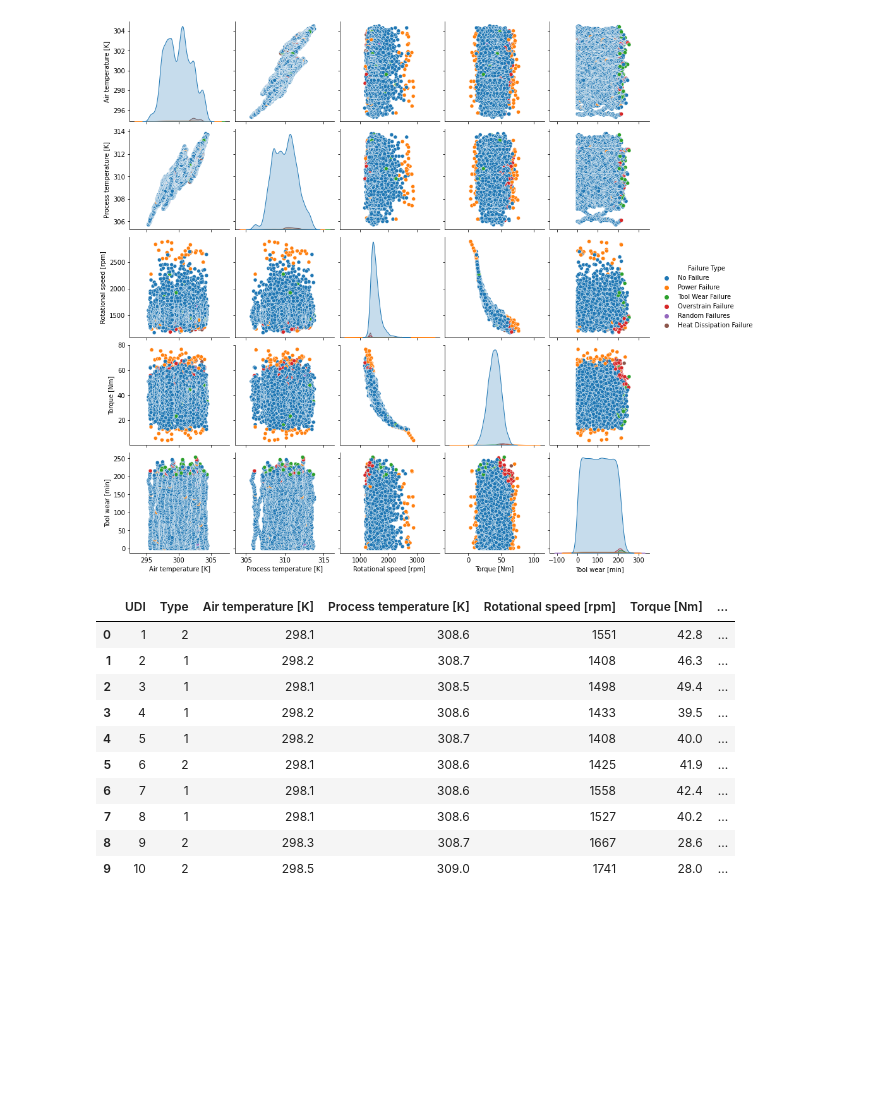
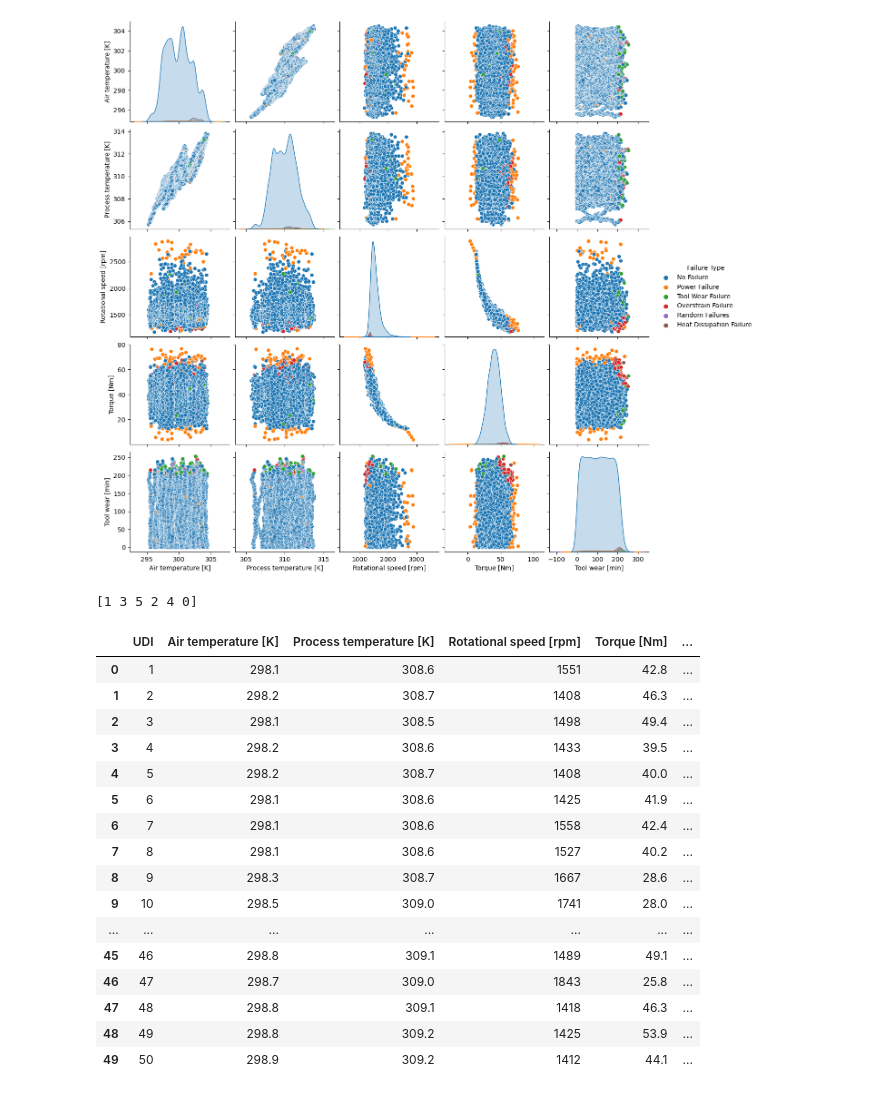
Before and after one commit to ibrahimgb/machine-predictive-maintenance, a Jupyter notebook: PredictiveMaintenance.ipynb, the cells around one changed output. Cells and saved outputs as stored; diff of their text form; code cells hidden in the pictures; blank space fills up the shorter version.

```diff
--- a/PredictiveMaintenance.ipynb
+++ b/PredictiveMaintenance.ipynb
@@ -66,9 +115,9 @@ print(unique_failure_types)
 # %%
 # Convert "Failure Type" column to one-hot encoded columns
-df_one_hot = pd.get_dummies(data['Failure Type'], prefix='Type')
+df_one_hot = pd.get_dummies(data['Type'], prefix='Type_')
 
 # Concatenate the one-hot encoded columns back to the original DataFrame (optional)
 data = pd.concat([data, df_one_hot], axis=1)
 
 # Drop the original "Failure Type" column (optional)
-data.drop('Failure Type', axis=1, inplace=True)
+data.drop('Type', axis=1, inplace=True)
@@ -94,20 +180,32 @@ le = preprocessing.LabelEncoder()
 # %%
-data['Type'] = le.fit_transform(data['Type'])
+le = preprocessing.LabelEncoder()
+# data['Type'] = le.fit_transform(data['Type'])
 data['Failure Type'] = le.fit_transform(data['Failure Type'])
+unique_failure_types = data['Failure Type'].unique()
+
+print(unique_failure_types)
+# %% [output]
+[1 3 5 2 4 0]
 # %%
-data.head(10)
+data.head(50)
 # %% [output]
-|  | UDI | Type | Air temperature [K] | Process temperature [K] | Rotational speed [rpm] | Torque [Nm] | ... |
-| 0 | 1 | 2 | 298.1 | 308.6 | 1551 | 42.8 | ... |
-| 1 | 2 | 1 | 298.2 | 308.7 | 1408 | 46.3 | ... |
-| 2 | 3 | 1 | 298.1 | 308.5 | 1498 | 49.4 | ... |
-| 3 | 4 | 1 | 298.2 | 308.6 | 1433 | 39.5 | ... |
-| 4 | 5 | 1 | 298.2 | 308.7 | 1408 | 40.0 | ... |
-| 5 | 6 | 2 | 298.1 | 308.6 | 1425 | 41.9 | ... |
-| 6 | 7 | 1 | 298.1 | 308.6 | 1558 | 42.4 | ... |
-| 7 | 8 | 1 | 298.1 | 308.6 | 1527 | 40.2 | ... |
-| 8 | 9 | 2 | 298.3 | 308.7 | 1667 | 28.6 | ... |
-| 9 | 10 | 2 | 298.5 | 309.0 | 1741 | 28.0 | ... |
+|  | UDI | Air temperature [K] | Process temperature [K] | Rotational speed [rpm] | Torque [Nm] | ... |
+| 0 | 1 | 298.1 | 308.6 | 1551 | 42.8 | ... |
+| 1 | 2 | 298.2 | 308.7 | 1408 | 46.3 | ... |
+| 2 | 3 | 298.1 | 308.5 | 1498 | 49.4 | ... |
+| 3 | 4 | 298.2 | 308.6 | 1433 | 39.5 | ... |
+| 4 | 5 | 298.2 | 308.7 | 1408 | 40.0 | ... |
+| 5 | 6 | 298.1 | 308.6 | 1425 | 41.9 | ... |
+| 6 | 7 | 298.1 | 308.6 | 1558 | 42.4 | ... |
+| 7 | 8 | 298.1 | 308.6 | 1527 | 40.2 | ... |
+| 8 | 9 | 298.3 | 308.7 | 1667 | 28.6 | ... |
+| 9 | 10 | 298.5 | 309.0 | 1741 | 28.0 | ... |
+| ... | ... | ... | ... | ... | ... | ... |
+| 45 | 46 | 298.8 | 309.1 | 1489 | 49.1 | ... |
+| 46 | 47 | 298.7 | 309.0 | 1843 | 25.8 | ... |
+| 47 | 48 | 298.8 | 309.1 | 1418 | 46.3 | ... |
+| 48 | 49 | 298.8 | 309.2 | 1425 | 53.9 | ... |
+| 49 | 50 | 298.9 | 309.2 | 1412 | 44.1 | ... |
 # %%
 y = data['Target']
 x = data.drop(['Target'], axis = 1)
```
Also changed, not shown: parts of 14 cells of this notebook.
